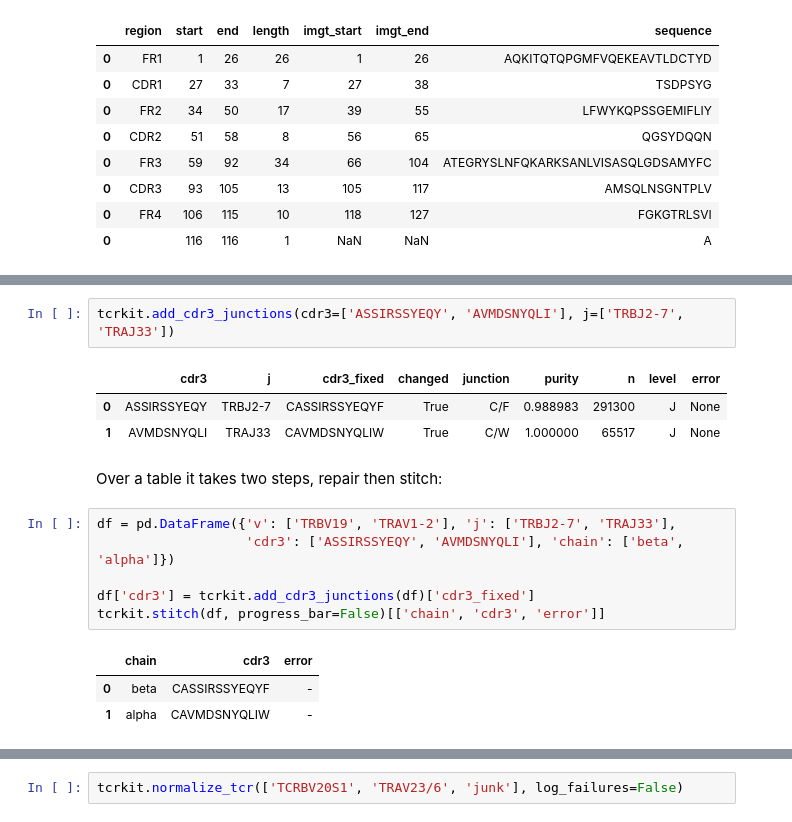
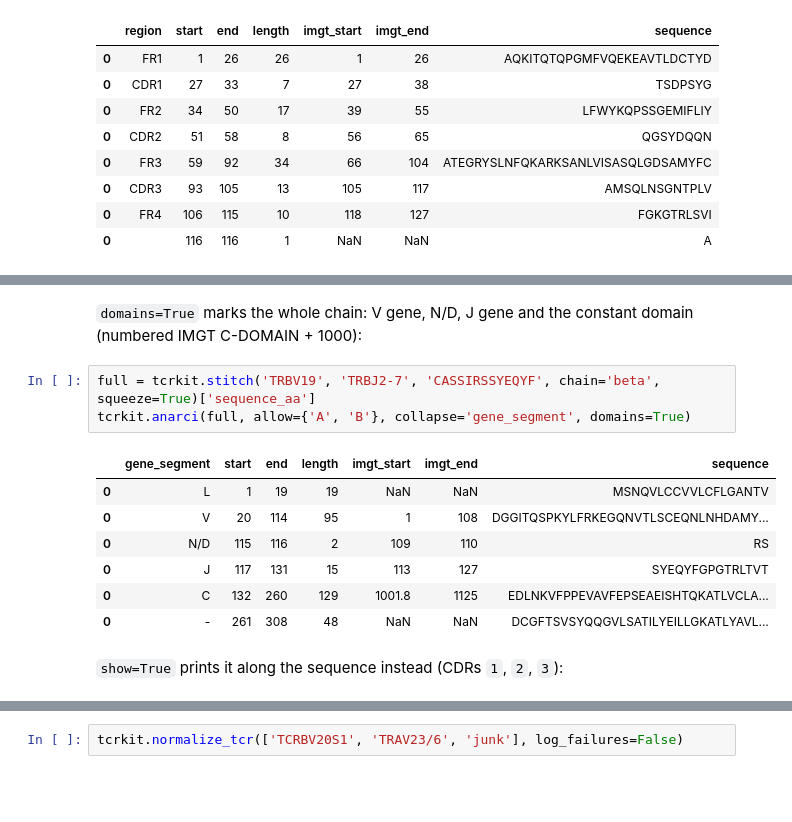
Before and after one commit to akdslab/tcrkit, a Jupyter notebook: notebooks/tcrkit_showcase.ipynb, the cells around one changed output, grey strips where cells are left out. Cells and saved outputs as stored; diff of their text form; blank space fills up the shorter version.

```diff
--- a/notebooks/tcrkit_showcase.ipynb
+++ b/notebooks/tcrkit_showcase.ipynb
@@ -88,18 +71,16 @@ restore the junction residues first. The J gene decides the last residue (F, W o
-# %%
-tcrkit.add_cdr3_junctions(cdr3=['ASSIRSSYEQY', 'AVMDSNYQLI'], j=['TRBJ2-7', 'TRAJ33'])
-# %% [output]
-|  | cdr3 | j | cdr3_fixed | changed | junction | purity | n | level | error |
-| 0 | ASSIRSSYEQY | TRBJ2-7 | CASSIRSSYEQYF | True | C/F | 0.988983 | 291300 | J | None |
-| 1 | AVMDSNYQLI | TRAJ33 | CAVMDSNYQLIW | True | C/W | 1.000000 | 65517 | J | None |
-# %% [markdown]
-Over a table it takes two steps, repair then stitch:
-# %%
-df = pd.DataFrame({'v': ['TRBV19', 'TRAV1-2'], 'j': ['TRBJ2-7', 'TRAJ33'],
-                   'cdr3': ['ASSIRSSYEQY', 'AVMDSNYQLI'], 'chain': ['beta', 'alpha']})
-
-df['cdr3'] = tcrkit.add_cdr3_junctions(df)['cdr3_fixed']
-tcrkit.stitch(df, progress_bar=False)[['chain', 'cdr3', 'error']]
-# %% [output]
-|  | chain | cdr3 | error |
-| 0 | beta | CASSIRSSYEQYF | - |
-| 1 | alpha | CAVMDSNYQLIW | - |
+# %% [markdown]
+`domains=True` marks the whole chain: V gene, N/D, J gene and the constant domain
+(numbered IMGT C-DOMAIN + 1000):
+# %%
+full = tcrkit.stitch('TRBV19', 'TRBJ2-7', 'CASSIRSSYEQYF', chain='beta', squeeze=True)['sequence_aa']
+tcrkit.anarci(full, allow={'A', 'B'}, collapse='gene_segment', domains=True)
+# %% [output]
+|  | gene_segment | start | end | length | imgt_start | imgt_end | sequence |
+| 0 | L | 1 | 19 | 19 | NaN | NaN | MSNQVLCCVVLCFLGANTV |
+| 0 | V | 20 | 114 | 95 | 1 | 108 | DGGITQSPKYLFRKEGQNVTLSCEQNLNHDAMY... |
+| 0 | N/D | 115 | 116 | 2 | 109 | 110 | RS |
+| 0 | J | 117 | 131 | 15 | 113 | 127 | SYEQYFGPGTRLTVT |
+| 0 | C | 132 | 260 | 129 | 1001.8 | 1125 | EDLNKVFPPEVAVFEPSEAEISHTQKATLVCLA... |
+| 0 | - | 261 | 308 | 48 | NaN | NaN | DCGFTSVSYQQGVLSATILYEILLGKATLYAVL... |
+# %% [markdown]
+`show=True` prints it along the sequence instead (CDRs `1`, `2`, `3`):
```
Also changed, not shown: parts of 38 cells of this notebook, 19 other files.
